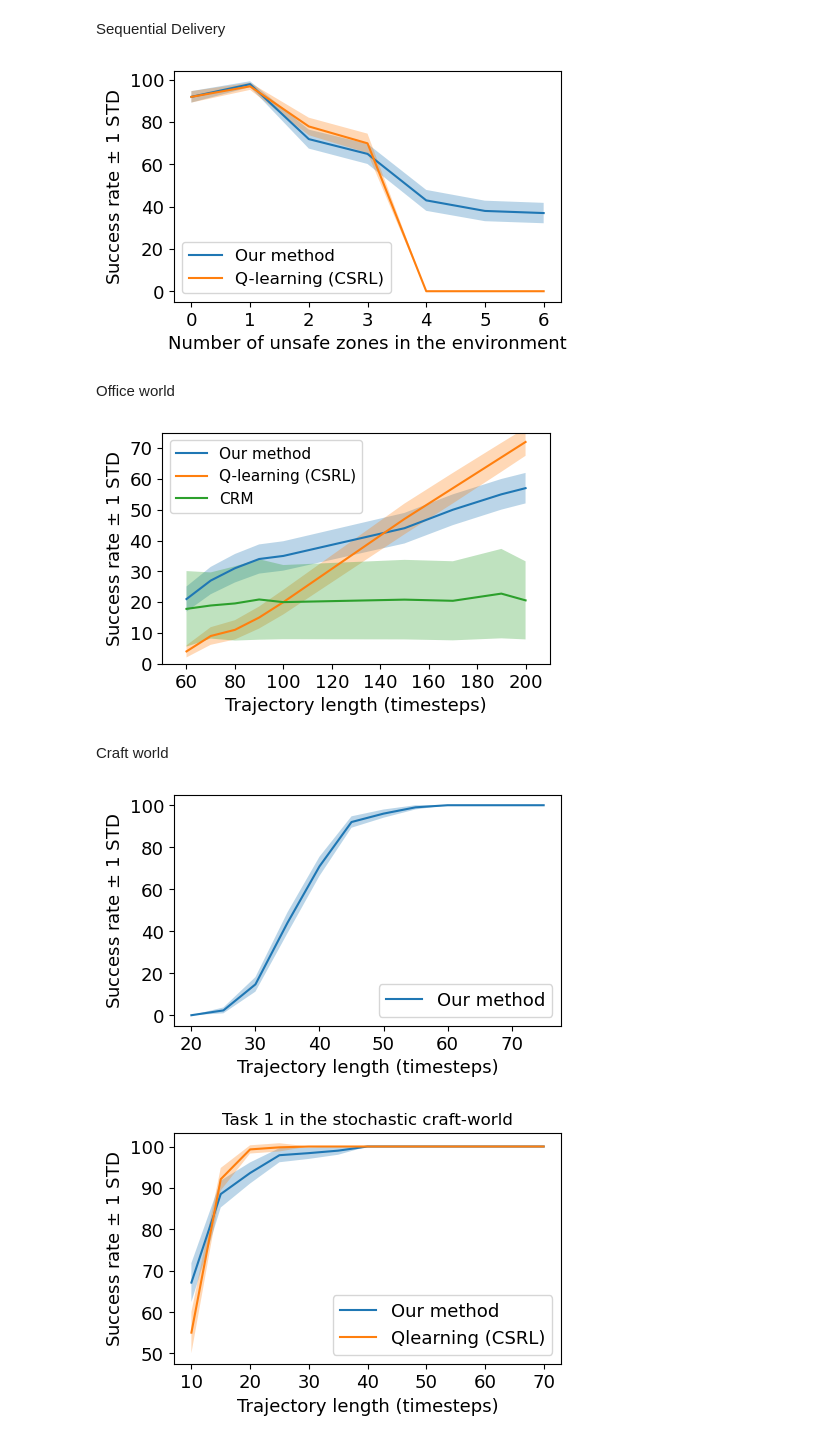
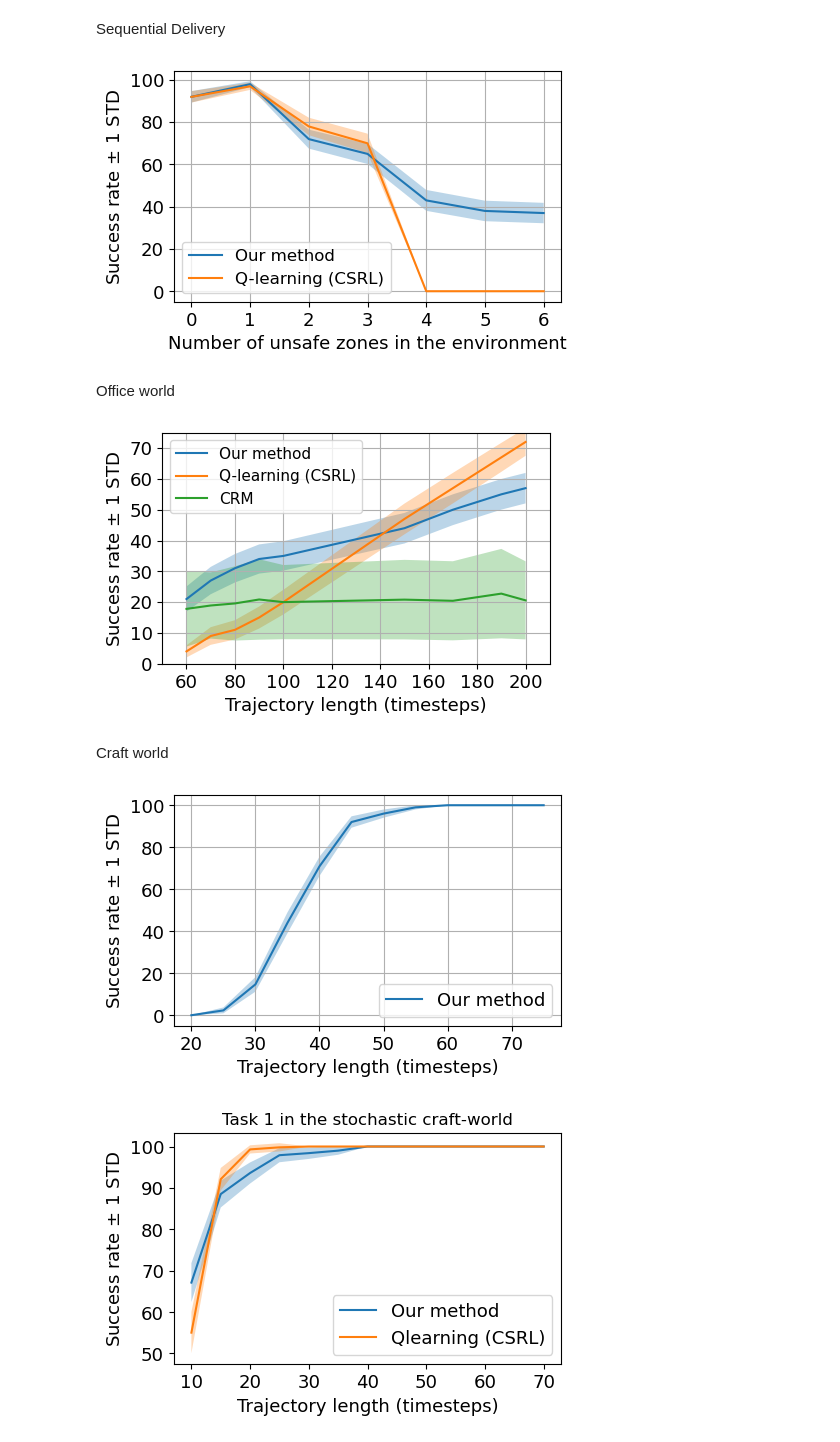
Before and after one commit to CL2-UWaterloo/RL-LTL, a Jupyter notebook: Main/plots.ipynb, the cells around one changed output. Cells and saved outputs as stored; diff of their text form; code cells hidden in the pictures.

```diff
--- a/Main/plots.ipynb
+++ b/Main/plots.ipynb
@@ -74,9 +74,10 @@ plt.ylabel('Success rate $\pm$ 1 STD', fontsize=13)
 # plt.xlim(50,160)
 # plt.ylim(0,50)
 plt.legend(loc='lower left', prop={'size': 12})
+plt.grid()
 plt.savefig(f"outputs/res_sequential_delivery.pdf", bbox_inches='tight')
 # %% [output]
-[figure, old version]
+[figure, new version]
 # %% [markdown]
 Office world
 # %%
@@ -123,42 +124,44 @@ plt.ylabel('Success rate $\pm$ 1 STD', fontsize=13)
 # plt.title("The stochastic office world")
 plt.xlim(50,210)
 plt.ylim(0,75)
+plt.grid()
 plt.legend(loc='upper left', prop={'size': 11})
 plt.savefig(f"outputs/res_office_world.pdf", bbox_inches='tight')
 # %% [output]
-[figure, old version]
+[figure, new version]
 # %% [markdown]
 Craft world
 # %%
 task_num = range(1,11)
 
 
 len_traj = range(20,80,5)
 ours_stoch = [0.0, 2.3, 14.7, 44.0, 70.9, 92.0, 96.0, 99.0, 100.0, 100.0, 100.0, 100.0]
 
 ours_succes_std = []
 for i in ours_stoch:
     temp = np.zeros(100)
     temp[:int(i)]=1
     std = np.sqrt(100*np.var(temp))
     ours_succes_std.append((i-std, i+std))
 
 ours_succes_std = np.array(ours_succes_std)
 
 plt.figure(figsize=(5,3))
 plt.fill_between(len_traj, ours_succes_std[:,0], ours_succes_std[:,1], alpha=0.3)
 plt.xticks(fontsize=13)
 plt.yticks(fontsize=13)
 plt.plot(len_traj, ours_stoch, label='Our method')
 plt.xlabel("Trajectory length (timesteps)", fontsize=13)
 plt.ylabel('Success rate $\pm$ 1 STD', fontsize=13)
 # plt.title("The ninth task in the stochastic craft-world")
 # plt.xlim(50,160)
 # plt.ylim(0,50)
+plt.grid()
 plt.legend(loc='lower right', prop={'size': 13})
 plt.savefig(f"outputs/res_craftworld9.pdf", bbox_inches='tight')
 # %% [output]
-[figure, old version]
+[figure, new version]
 # %%
 csrl_minecraft = [
 
```
Also changed, not shown: parts of 2 cells of this notebook, 58 other files.
